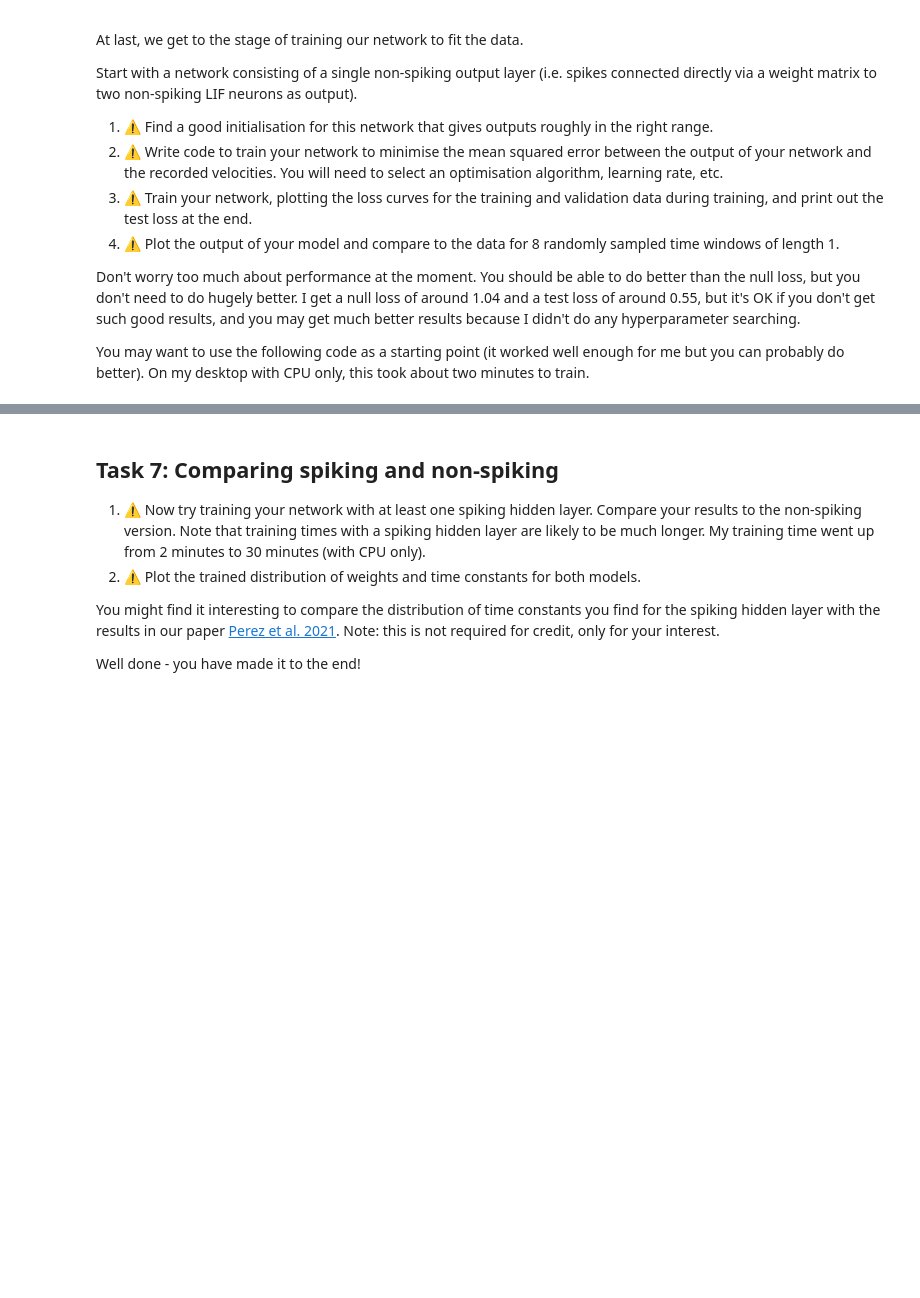
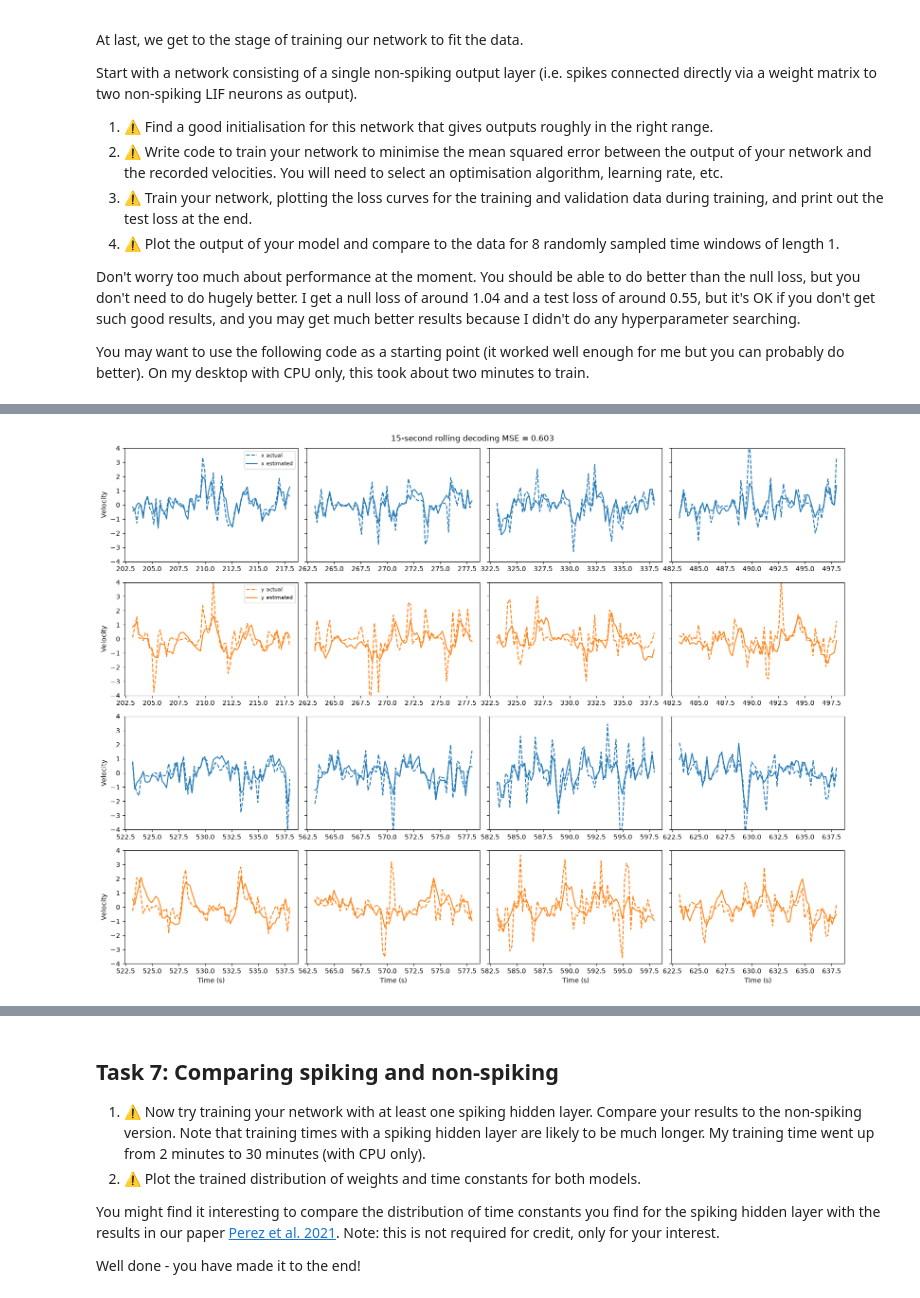
Before and after one commit to luqeei1/neuro_cw, a Jupyter notebook: neuro_coursework/cw-decoding-completed.ipynb, the cells around one changed output, grey strips where cells are left out. Cells and saved outputs as stored; diff of their text form; code cells hidden in the pictures; blank space fills up the shorter version.

Commit message:
task 6 done

```diff
--- a/neuro_coursework/cw-decoding-completed.ipynb
+++ b/neuro_coursework/cw-decoding-completed.ipynb
@@ -943,45 +943,79 @@ Your results might look something like this:
 
 # decoding_plot(models['single_layer.pt'])
 # %%
-# Task 6: true rolling-window decoder, using ONLY last predicted timestep.
 @torch.no_grad()
-def decoding_plot(net,dt_decoding=.2,decoding_start=None,
-                  decoding_length=15.,length=1.,dt=.01,figdims=(4,2)):
+def decoding_plot(net, dt_decoding=0.2, decoding_start=None,
+                  decoding_length=15., length=1., dt=0.01, figdims=(4, 2)):
     net.eval()
-    nfx,nfy=figdims
-    fig,axes=plt.subplots(nfy*2,nfx,figsize=(16,3*nfy*2),sharey=True)
+    nfx, nfy = figdims
+    fig, axes = plt.subplots(nfy * 2, nfx, figsize=(16, 3 * nfy * 2), sharey=True)
+    # 1. Select eight 15-second segments from the held-out testing blocks
     if decoding_start is None:
-        # Choose eight disjoint 16-second ranges, each entirely within a held-out block.
-        if len(testing_range)<nfx*nfy:raise ValueError('Not enough test blocks')
-        starts=testing_range[:nfx*nfy] + 1.
+        if len(testing_range) < nfx * nfy:
+            raise ValueError('Not enough test blocks')
+        starts = testing_range[:nfx * nfy] + 1.
     else:
-        starts=decoding_start+np.arange(nfx*nfy)*(decoding_length+length)
-    err_sq=[]
-    for k,start in enumerate(starts):
-        # All windows end inside a single held-out block when starts are default.
-        endpoints=start+length+np.arange(int(round(decoding_length/dt_decoding)))*dt_decoding
-        batches=[]
+        starts = decoding_start + np.arange(nfx * nfy) * (decoding_length + length)
+    err_sq = []
+    for k, start in enumerate(starts):
+        # 2. Generate 75 overlapping 1-second windows, spaced 0.2 seconds apart
+        endpoints = start + length + np.arange(
+            int(round(decoding_length / dt_decoding))
+        ) * dt_decoding
+        batches = []
         for end in endpoints:
-            x,_=build_window(end-length,length,dt)
+            w_start = end - length
+            num_time_points = int(round(length / dt))
+            x = torch.zeros((num_neurons, num_time_points)) # convert spike timestamps into binary simulation time bins
+            for i, st in enumerate(spike_times):
+                lo, hi = np.searchsorted(st, [w_start, w_start + length])
+                bins = np.floor((st[lo:hi] - w_start) / dt).astype(int)
+                bins = bins[(bins >= 0) & (bins < num_time_points)]
+                x[i, bins] = 1.0
             batches.append(x)
-        xb=torch.from_numpy(np.stack(batches))
-        # Avoid storing a giant computational graph or full outputs for every window.
-        pred=np.concatenate([net(chunk)[:,:,-1].numpy() for chunk in xb.split(32)],axis=0)
-        true=np.column_stack([np.interp(endpoints,vel_times,vel[:,c]) for c in range(2)])
-        err_sq.append((pred-true)**2)
+        xb = torch.stack(batches)
+
+        # 3. Run the trained network, keeping only the final output timestep.
+        pred = np.concatenate([
+            net(chunk)[:, :, -1].numpy()
+            for chunk in xb.split(32)
+        ], axis=0)
+        # interpolate the recorded velocities at the prediction times
+        # the last simulated time point occurs dt before each window endpoint
+        prediction_times = endpoints - dt
+        true = np.column_stack([
+            np.interp(prediction_times, vel_times, vel[:, c])
+            for c in range(2)
+        ])
+        err_sq.append((pred - true)**2)
+
+        # 4. Plot the predicted and actual x/y velocities.
         for c in range(2):
-            ax=axes[2*(k//nfx)+c,k%nfx]
-            ax.plot(endpoints,true[:,c],'--',color=f'C{c}',label=('x' if c==0 else 'y')+' actual')
-            ax.plot(endpoints,pred[:,c],color=f'C{c}',label=('x' if c==0 else 'y')+' estimated')
-            ax.set_ylim(-4,4)
-            if k%nfx==0:ax.set_ylabel('Velocity')
-            if 2*(k//nfx)+c==nfy*2-1:ax.set_xlabel('Time (s)')
-            if k==0:ax.legend(fontsize=8)
-    rolling_mse=float(np.mean(np.concatenate(err_sq)))
-    fig.suptitle(f'{net.fname}: 15-second rolling decoding MSE={rolling_mse:.3f}')
-    plt.tight_layout();plt.show()
+            ax = axes[2 * (k // nfx) + c, k % nfx]
+            ax.plot(prediction_times, true[:, c], '--',
+                    color=f'C{c}',
+                    label=('x' if c == 0 else 'y') + ' actual')
+            ax.plot(prediction_times, pred[:, c],
+                    color=f'C{c}',
+                    label=('x' if c == 0 else 'y') + ' estimated')
+            ax.set_ylim(-4, 4)
+            if k % nfx == 0:
+                ax.set_ylabel('Velocity')
+            if 2 * (k // nfx) + c == nfy * 2 - 1:
+                ax.set_xlabel('Time (s)')
+            if k == 0:
+                ax.legend(fontsize=8)
+    rolling_mse = float(np.mean(np.concatenate(err_sq)))
+    fig.suptitle(f'15-second rolling decoding MSE = {rolling_mse:.3f}')
+    plt.tight_layout()
+    display(fig)
+    plt.close(fig)
     print(f'Rolling-window MSE (last time step only): {rolling_mse:.4f}')
+
     return rolling_mse
 
-single_rolling_mse=decoding_plot(models['single_layer.pt'],dt=training_dt)
+
+# run the trained single-layer decoder from previous task
+single_rolling_mse = decoding_plot(net, dt=training_dt)
 # %% [output]
+[figure, added]
```
Also changed, not shown: parts of 5 cells of this notebook.
